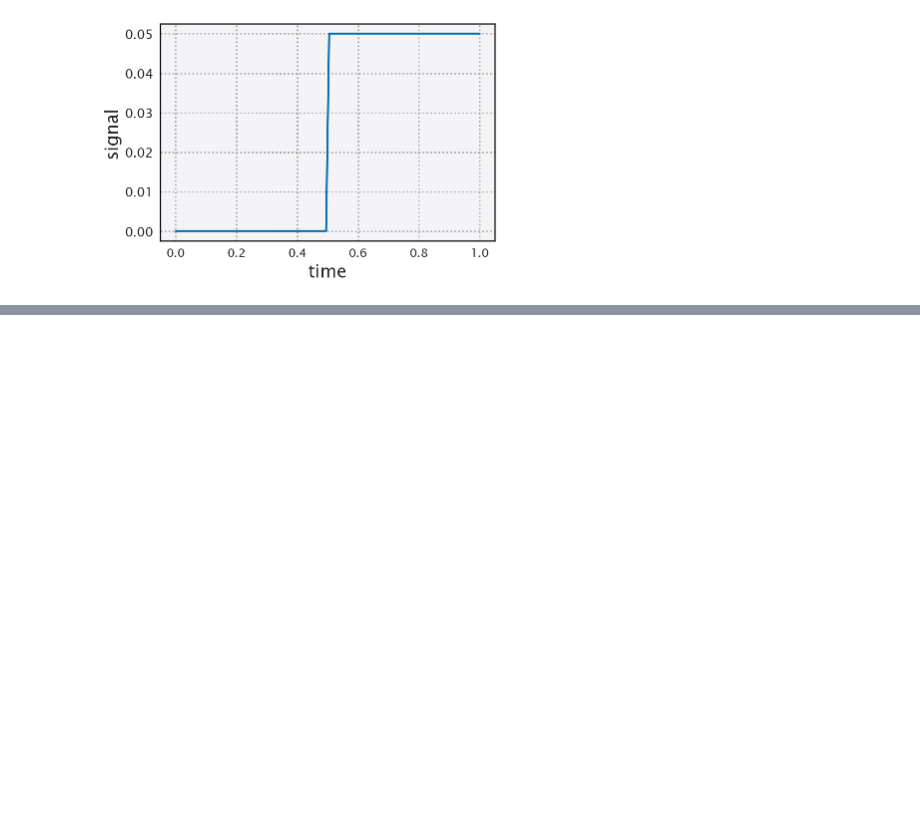
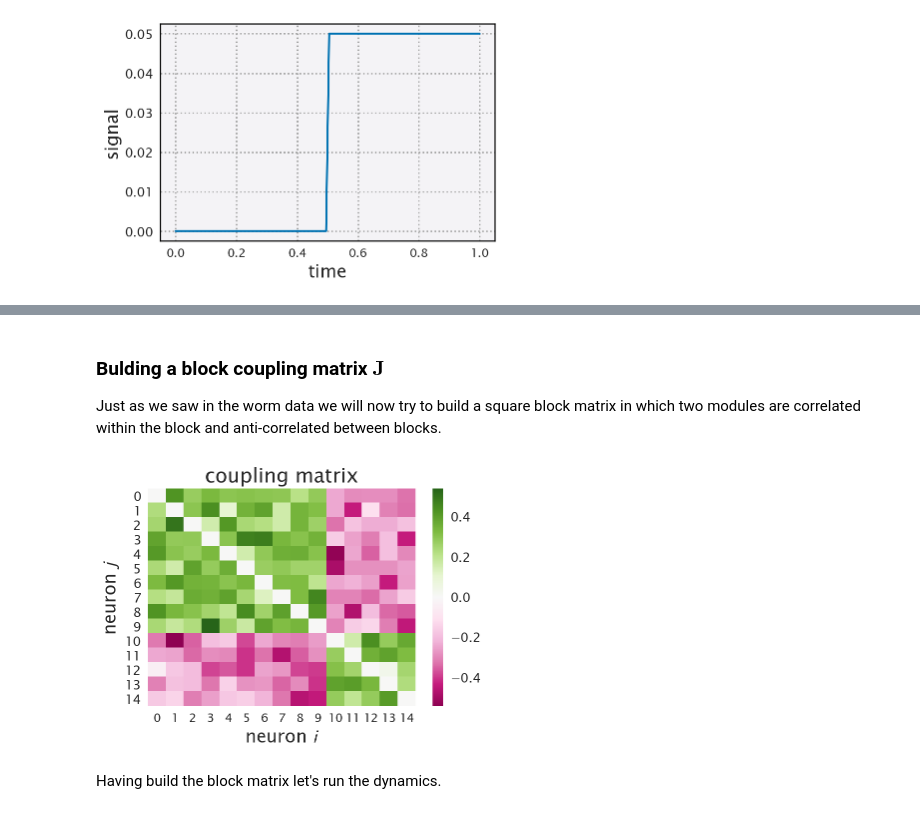
Before and after one commit to dangeles/WormsDream, a Jupyter notebook: src/integrate_and_fire.ipynb, the cells around one changed output, grey strips where cells are left out. Drawn from its saved outputs; the diff is of its cells as text; code cells hidden in the pictures; blank space fills up the shorter version.

```diff
--- a/src/integrate_and_fire.ipynb
+++ b/src/integrate_and_fire.ipynb
@@ -243,0 +270,37 @@ plt.matshow(fire_array, aspect='auto')
+# %% [markdown]
+### Bulding a block coupling matrix $\mathbf{J}$
+
+Just as we saw in the worm data we will now try to build a square block matrix in which two modules are correlated within the block and anti-correlated between blocks.
+# %%
+# Define number of cells per block
+block_sizes = [10, 5]
+
+# Build the 4 blocks in the matrix with different means for each random
+# coupling parameters
+means = np.array([[1, -1],
+                  [-1, 1]])
+
+means = means * 0.3
+sigma = 1 / 10
+# Initialize list to save blocks
+blocks = []
+# Loop through block sizes
+for i, b1 in enumerate(block_sizes):
+    for j, b2 in enumerate(block_sizes):
+        blocks.append(np.random.normal(means[i, j], sigma, [b1, b2]))
+
+J1 = np.hstack([blocks[0], blocks[1]])
+J2 =  np.hstack([blocks[2], blocks[3]])
+J_mat = np.vstack([J1, J2])
+# Set the self-couplings to zero
+J_mat[np.diag_indices(n_neurons)] = 0
+
+# Show coupling matrix
+sns.heatmap(J_mat, center=0, cmap='PiYG')
+plt.xlabel('neuron $i$')
+plt.ylabel('neuron $j$')
+_ = plt.title('coupling matrix')
+# %% [output]
+[figure, added]
+# %% [markdown]
+Having build the block matrix let's run the dynamics.
```
Also changed, not shown: parts of 12 cells of this notebook.
